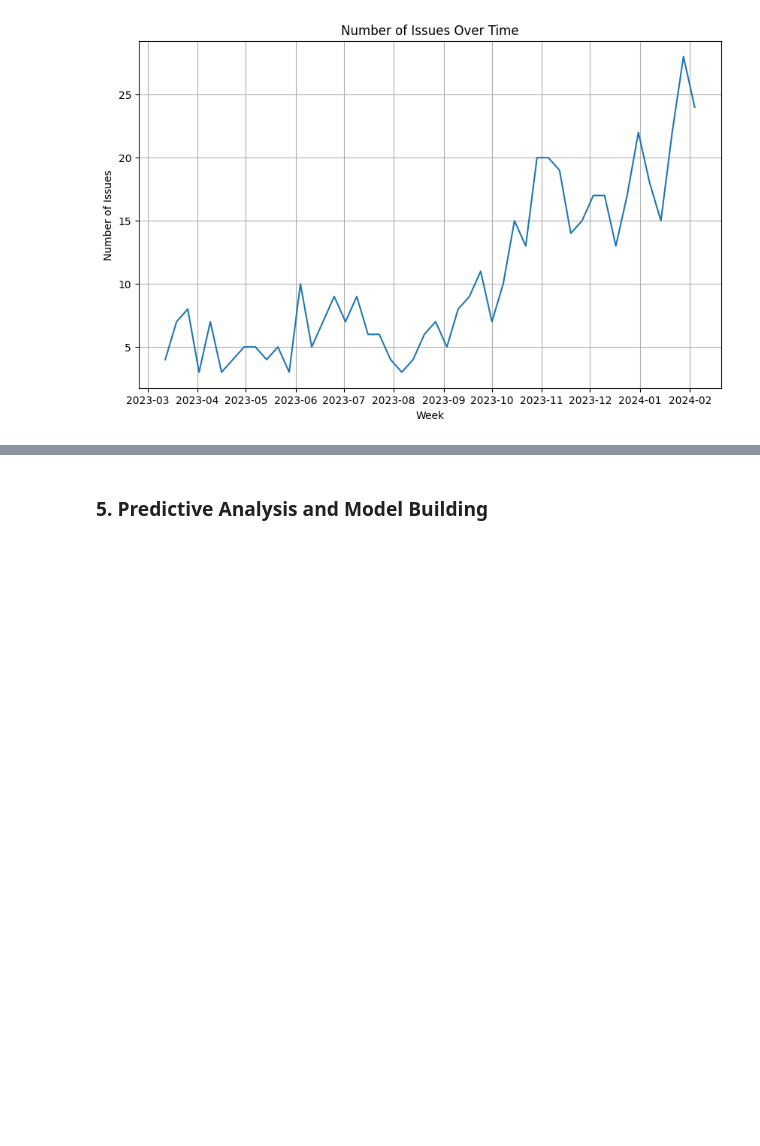
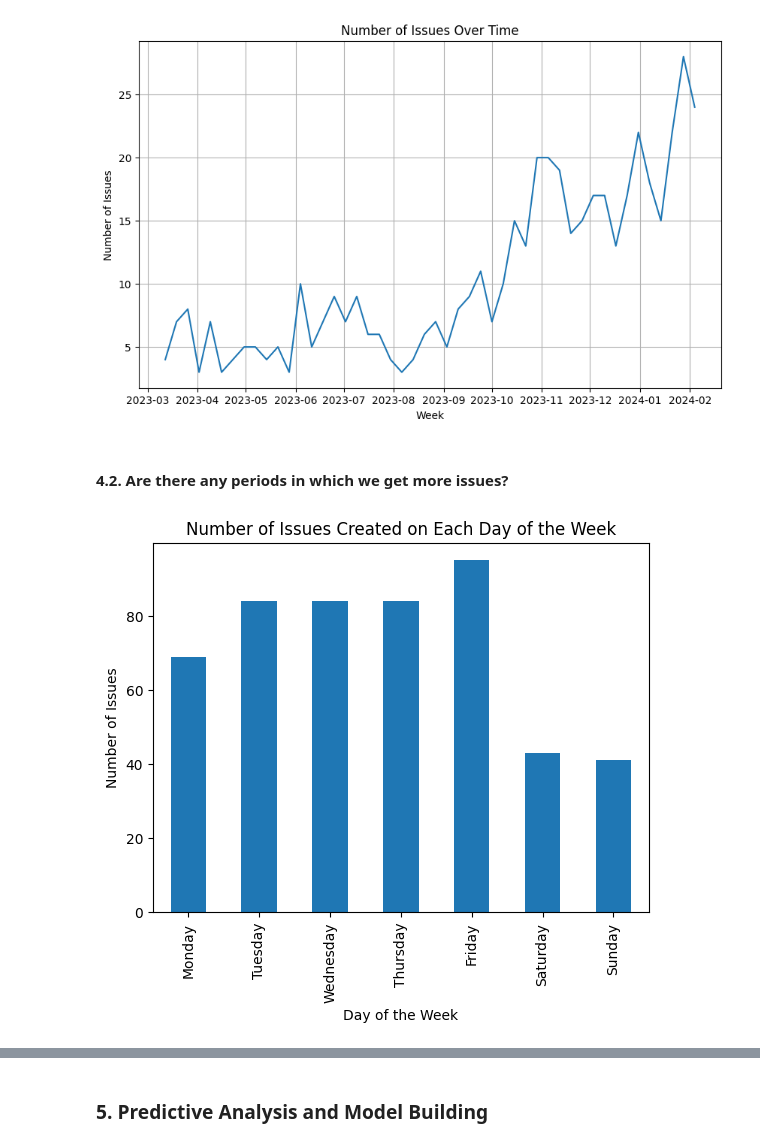
Before and after one commit to saeedahmadicp/rails_issues_analysis, a Jupyter notebook: rails_issues_analysis.ipynb, the cells around one changed output, grey strips where cells are left out. Cells and saved outputs as stored; diff of their text form; code cells hidden in the pictures; blank space fills up the shorter version.

Commit message:
finding out the periods with more issues

```diff
--- a/rails_issues_analysis.ipynb
+++ b/rails_issues_analysis.ipynb
@@ -228,3 +228,20 @@ plt.grid(True)  # Add grid lines
 plt.show()
 # %% [output]
 [figure]
+# %% [markdown]
+#### 4.2. Are there any periods in which we get more issues?
+# %%
+# Calculate the number of issues produced on each day of the week
+daily_issues = df.index.dayofweek.value_counts().sort_index()
+
+# Replace the numbers with the names of the days
+daily_issues.index = daily_issues.index.map({0: 'Monday', 1: 'Tuesday', 2: 'Wednesday', 3: 'Thursday', 4: 'Friday', 5: 'Saturday', 6: 'Sunday'})
+
+# Plot the number of issues created on each day of the week
+daily_issues.plot(kind='bar')
+plt.xlabel('Day of the Week')
+plt.ylabel('Number of Issues')
+plt.title('Number of Issues Created on Each Day of the Week')
+plt.show()
+# %% [output]
+[figure, added]
```
Also changed, not shown: parts of 2 cells of this notebook.
